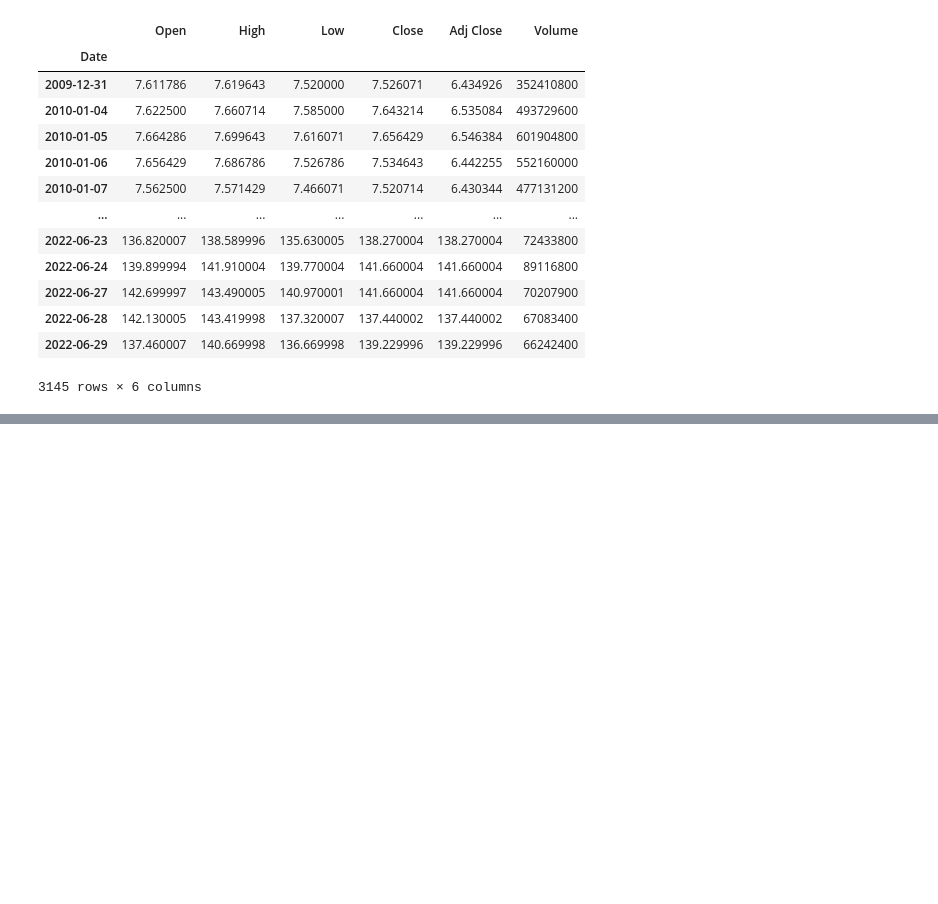
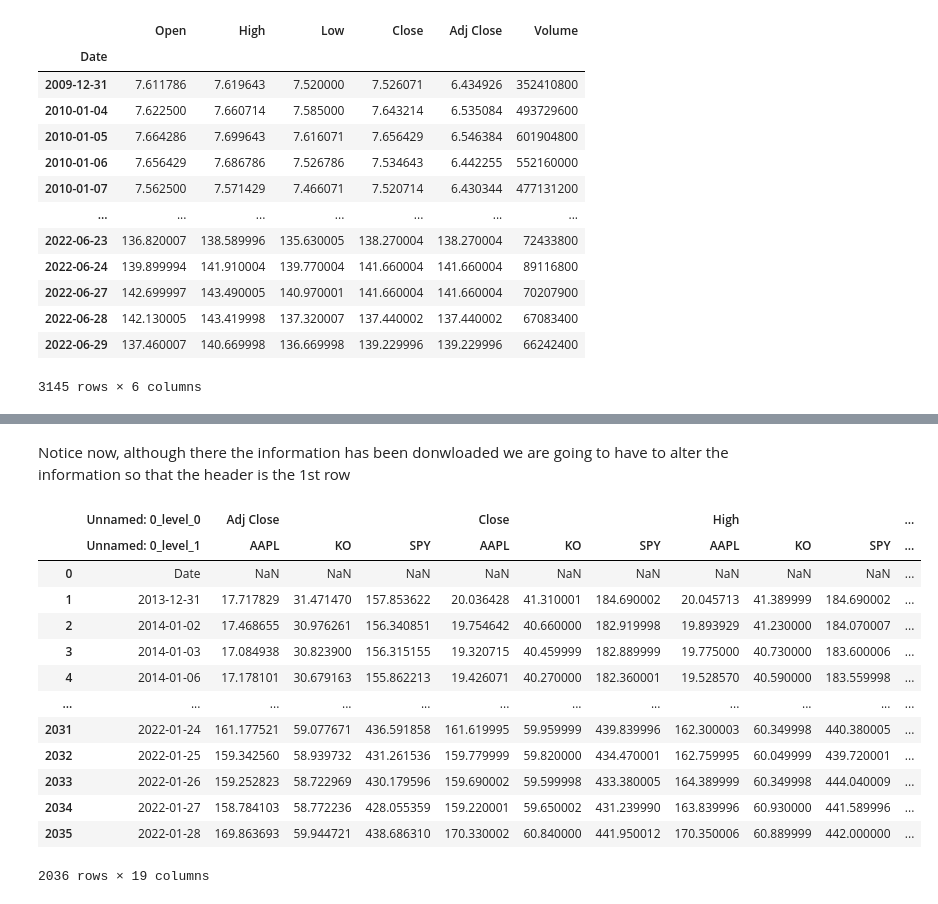
Before and after one commit to Janadhi14/Algo-trading, a Jupyter notebook: Introduction.ipynb, the cells around one changed output, grey strips where cells are left out. Cells and saved outputs as stored; diff of their text form; code cells hidden in the pictures; blank space fills up the shorter version.

```diff
--- a/Introduction.ipynb
+++ b/Introduction.ipynb
@@ -54,0 +124,20 @@ stocks
+# %% [markdown]
+Notice now, although there the information has been donwloaded we are going to have to alter the information so that the header is the 1st row
+# %%
+stocks = pd.read_csv("tickers.csv", header =[0,1] )
+stocks
+# %% [output]
+|  | Unnamed: 0_level_0 | Adj Close |  |  | Close |  |  | High |  |  | ... |
+|  | Unnamed: 0_level_1 | AAPL | KO | SPY | AAPL | KO | SPY | AAPL | KO | SPY | ... |
+| 0 | Date | NaN | NaN | NaN | NaN | NaN | NaN | NaN | NaN | NaN | ... |
+| 1 | 2013-12-31 | 17.717829 | 31.471470 | 157.853622 | 20.036428 | 41.310001 | 184.690002 | 20.045713 | 41.389999 | 184.690002 | ... |
+| 2 | 2014-01-02 | 17.468655 | 30.976261 | 156.340851 | 19.754642 | 40.660000 | 182.919998 | 19.893929 | 41.230000 | 184.070007 | ... |
+| 3 | 2014-01-03 | 17.084938 | 30.823900 | 156.315155 | 19.320715 | 40.459999 | 182.889999 | 19.775000 | 40.730000 | 183.600006 | ... |
+| 4 | 2014-01-06 | 17.178101 | 30.679163 | 155.862213 | 19.426071 | 40.270000 | 182.360001 | 19.528570 | 40.590000 | 183.559998 | ... |
+| ... | ... | ... | ... | ... | ... | ... | ... | ... | ... | ... | ... |
+| 2031 | 2022-01-24 | 161.177521 | 59.077671 | 436.591858 | 161.619995 | 59.959999 | 439.839996 | 162.300003 | 60.349998 | 440.380005 | ... |
+| 2032 | 2022-01-25 | 159.342560 | 58.939732 | 431.261536 | 159.779999 | 59.820000 | 434.470001 | 162.759995 | 60.049999 | 439.720001 | ... |
+| 2033 | 2022-01-26 | 159.252823 | 58.722969 | 430.179596 | 159.690002 | 59.599998 | 433.380005 | 164.389999 | 60.349998 | 444.040009 | ... |
+| 2034 | 2022-01-27 | 158.784103 | 58.772236 | 428.055359 | 159.220001 | 59.650002 | 431.239990 | 163.839996 | 60.930000 | 441.589996 | ... |
+| 2035 | 2022-01-28 | 169.863693 | 59.944721 | 438.686310 | 170.330002 | 60.840000 | 441.950012 | 170.350006 | 60.889999 | 442.000000 | ... |
+2036 rows × 19 columns
```
Also changed, not shown: parts of 9 cells of this notebook, 1 other file.
